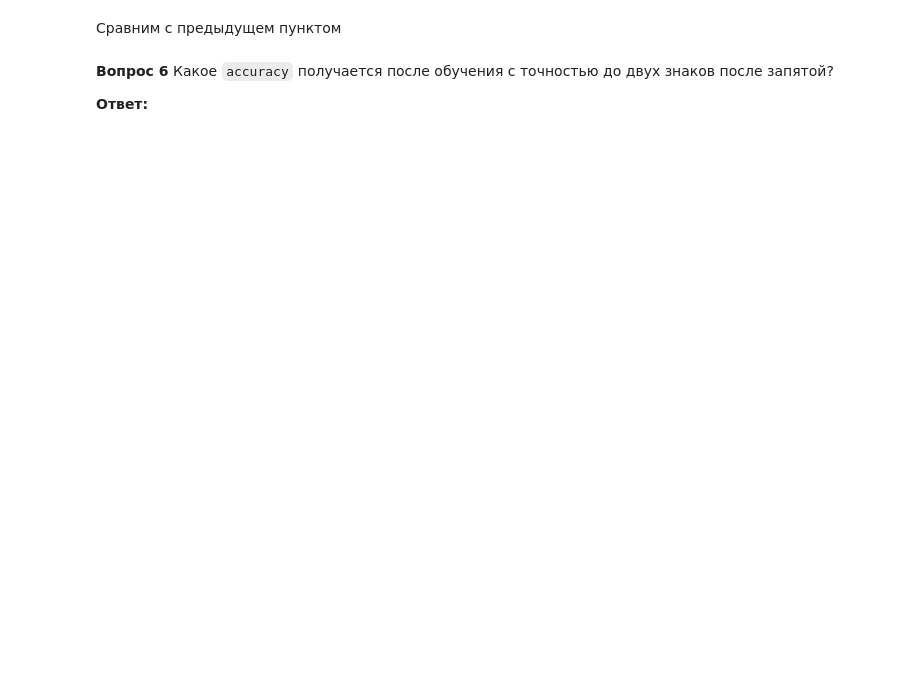
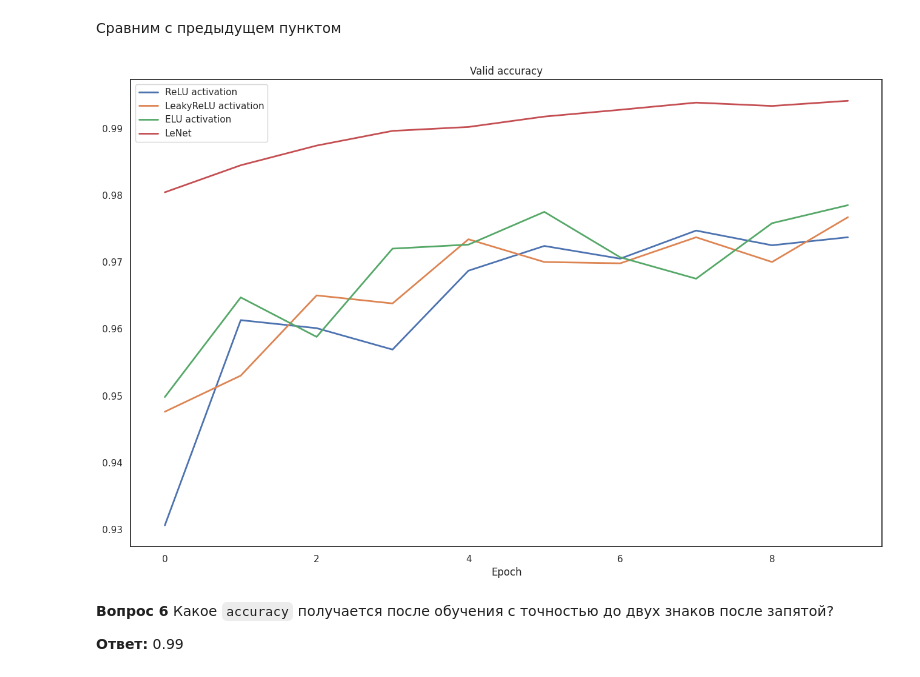
Before and after one commit to bobereek/mipt_dls, a Jupyter notebook: hw_4_conv_cnn.ipynb, the cells around one changed output. Drawn from its saved outputs; the diff is of its cells as text; code cells hidden in the pictures; blank space fills up the shorter version.

```diff
--- a/hw_4_conv_cnn.ipynb
+++ b/hw_4_conv_cnn.ipynb
@@ -766,11 +714,9 @@ class LeNet(nn.Module):
         x = self.pool1(x)
         x = F.relu(self.conv2(x))
         x = self.pool2(x)
-        nn.Flatten()
-        x = self.fc1(x)
-        nn.ReLU()
-        x = self.fc2(x)
-        nn.ReLU()
+        x = x.view(-1, 16 * 5 * 5)
+        x = F.relu(self.fc1(x))
+        x = F.relu(self.fc2(x))
         x = self.fc3(x)
         return x
 # %%
@@ -784,11 +730,12 @@ loaders = {"train": train_dataloader, "valid": valid_dataloader}
 ### Задание. Обучите CNN
 Используйте код обучения, который вы написали для полносвязной нейронной сети.
 # %%
-max_epoch = 15
-tol = 1e-3
-losses = {'train': [], 'val': []}
-model.to(device)
+max_epoch = 10
+losses = {'train': [], 'valid': []}
+accuracy = {'train': [], 'valid': []}
 for i in range(max_epoch):
+    epoch_correct = 0
+    epoch_all = 0
     for k, loader in loaders.items():
         for x_batch, y_batch in loader:
             x_batch, y_batch = x_batch.to(device), y_batch.to(device)
@@ -803,7 +750,13 @@ for i in range(max_epoch):
                 model.eval()
                 with torch.no_grad():
                     outp = model(x_batch)
-            losses[k].append(loss)
-        print(f'{k} Loss:{loss}')
-    print(f'Epoch: {i+1}')
+                loss = criterion(outp, y_batch)
+            pred = outp.argmax(1)
+            correct = (pred == y_batch).sum()
+            all = len(y_batch)
+            epoch_all += all
+            epoch_correct += correct.item()
+        losses[k].append(loss)
+        accuracy[k].append(epoch_correct/epoch_all)
+        print(f'Epoch: {i+1} Accuracy {k}: {epoch_correct/epoch_all}')
 # %% [output]
@@ -815,15 +787,17 @@ lenet_accuracy = accuracy["valid"]
 # %%
 plt.figure(figsize=(16, 10))
 plt.title("Valid accuracy")
-plt.plot(range(max_epochs), relu_accuracy, label="ReLU activation", linewidth=2)
-plt.plot(range(max_epochs), leaky_relu_accuracy, label="LeakyReLU activation", linewidth=2)
+plt.plot(range(max_epochs), relu_accuracy['valid'], label="ReLU activation", linewidth=2)
+plt.plot(range(max_epochs), leaky_relu_accuracy['valid'], label="LeakyReLU activation", linewidth=2)
 plt.plot(range(max_epochs), elu_accuracy, label="ELU activation", linewidth=2)
 plt.plot(range(max_epochs), lenet_accuracy, label="LeNet", linewidth=2)
 plt.legend()
 plt.xlabel("Epoch")
 plt.show()
+# %% [output]
+[figure, added]
 # %% [markdown]
 **Вопрос 6**
 Какое `accuracy` получается после обучения с точностью до двух знаков после запятой?
 
-**Ответ:**
+**Ответ:** 0.99
```
Also changed, not shown: parts of 11 cells of this notebook.
